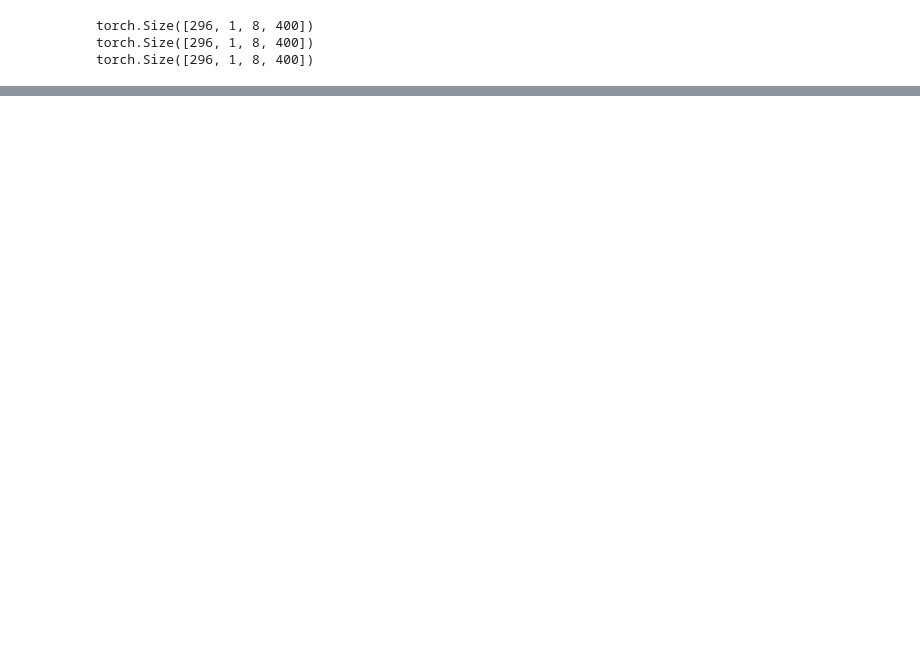
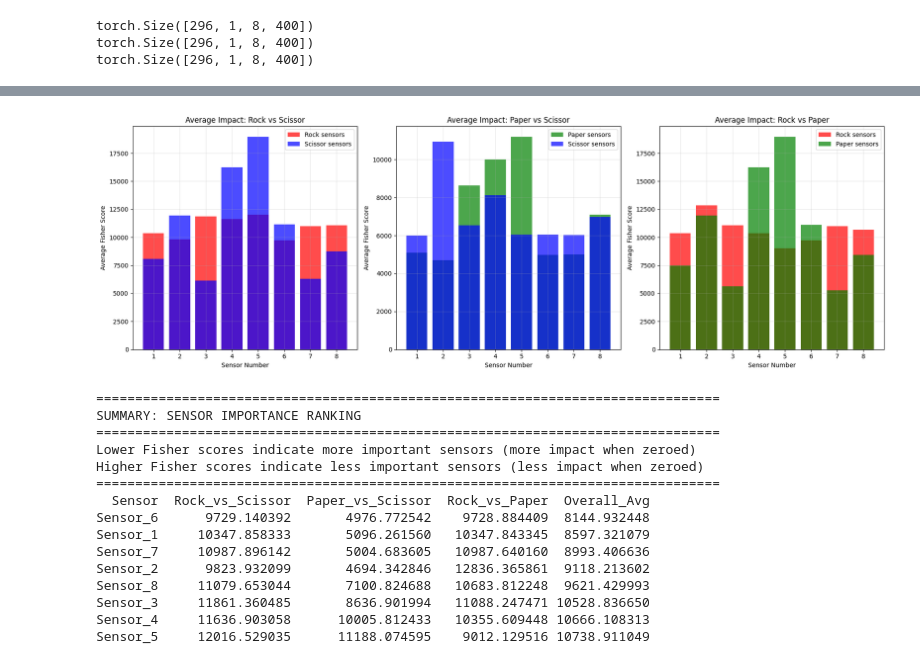
Before and after one commit to freek1/roshambo, a Jupyter notebook: emg_feature_analysis.ipynb, the cells around one changed output, grey strips where cells are left out. Cells and saved outputs as stored; diff of their text form; code cells hidden in the pictures; blank space fills up the shorter version.

```diff
--- a/emg_feature_analysis.ipynb
+++ b/emg_feature_analysis.ipynb
@@ -203,0 +420,78 @@ Rock vs Paper: 10.888213461060227
+# %%
+# Visualize average sensor impact
+fig, axes = plt.subplots(1, 3, figsize=(18, 6))
+
+# Rock vs Scissor average impact
+rock_avg, scissor_avg = rock_scissor_impact
+axes[0].bar(range(1, 9), rock_avg, alpha=0.7, label='Rock sensors', color='red')
+axes[0].bar(range(1, 9), scissor_avg, alpha=0.7, label='Scissor sensors', color='blue')
+axes[0].set_title('Average Impact: Rock vs Scissor')
+axes[0].set_xlabel('Sensor Number')
+axes[0].set_ylabel('Average Fisher Score')
+axes[0].legend()
+axes[0].grid(True, alpha=0.3)
+
+# Paper vs Scissor average impact
+paper_avg, scissor_avg2 = paper_scissor_impact
+axes[1].bar(range(1, 9), paper_avg, alpha=0.7, label='Paper sensors', color='green')
+axes[1].bar(range(1, 9), scissor_avg2, alpha=0.7, label='Scissor sensors', color='blue')
+axes[1].set_title('Average Impact: Paper vs Scissor')
+axes[1].set_xlabel('Sensor Number')
+axes[1].set_ylabel('Average Fisher Score')
+axes[1].legend()
+axes[1].grid(True, alpha=0.3)
+
+# Rock vs Paper average impact
+rock_avg2, paper_avg2 = rock_paper_impact
+axes[2].bar(range(1, 9), rock_avg2, alpha=0.7, label='Rock sensors', color='red')
+axes[2].bar(range(1, 9), paper_avg2, alpha=0.7, label='Paper sensors', color='green')
+axes[2].set_title('Average Impact: Rock vs Paper')
+axes[2].set_xlabel('Sensor Number')
+axes[2].set_ylabel('Average Fisher Score')
+axes[2].legend()
+axes[2].grid(True, alpha=0.3)
+
+plt.tight_layout()
+plt.show()
+
+# Summary table
+print("\n" + "="*80)
+print("SUMMARY: SENSOR IMPORTANCE RANKING")
+print("="*80)
+print("Lower Fisher scores indicate more important sensors (more impact when zeroed)")
+print("Higher Fisher scores indicate less important sensors (less impact when zeroed)")
+print("="*80)
+
+# Create summary dataframe
+import pandas as pd
+
+summary_data = []
+for i in range(8):
+    summary_data.append({
+        'Sensor': f'Sensor_{i+1}',
+        'Rock_vs_Scissor': rock_scissor_impact[0][i],
+        'Paper_vs_Scissor': paper_scissor_impact[0][i],
+        'Rock_vs_Paper': rock_paper_impact[0][i],
+        'Overall_Avg': np.mean([rock_scissor_impact[0][i], paper_scissor_impact[0][i], rock_paper_impact[0][i]])
+    })
+
+summary_df = pd.DataFrame(summary_data)
+summary_df = summary_df.sort_values('Overall_Avg')
+print(summary_df.to_string(index=False))
+# %% [output]
+[figure, added]
+================================================================================
+SUMMARY: SENSOR IMPORTANCE RANKING
+================================================================================
+Lower Fisher scores indicate more important sensors (more impact when zeroed)
+Higher Fisher scores indicate less important sensors (less impact when zeroed)
+================================================================================
+  Sensor  Rock_vs_Scissor  Paper_vs_Scissor  Rock_vs_Paper  Overall_Avg
+Sensor_6      9729.140392       4976.772542    9728.884409  8144.932448
+Sensor_1     10347.858333       5096.261560   10347.843345  8597.321079
+Sensor_7     10987.896142       5004.683605   10987.640160  8993.406636
+Sensor_2      9823.932099       4694.342846   12836.365861  9118.213602
+Sensor_8     11079.653044       7100.824688   10683.812248  9621.429993
+Sensor_3     11861.360485       8636.901994   11088.247471 10528.836650
+Sensor_4     11636.903058      10005.812433   10355.609448 10666.108313
+Sensor_5     12016.529035      11188.074595    9012.129516 10738.911049
```
Also changed, not shown: parts of 7 cells of this notebook.
